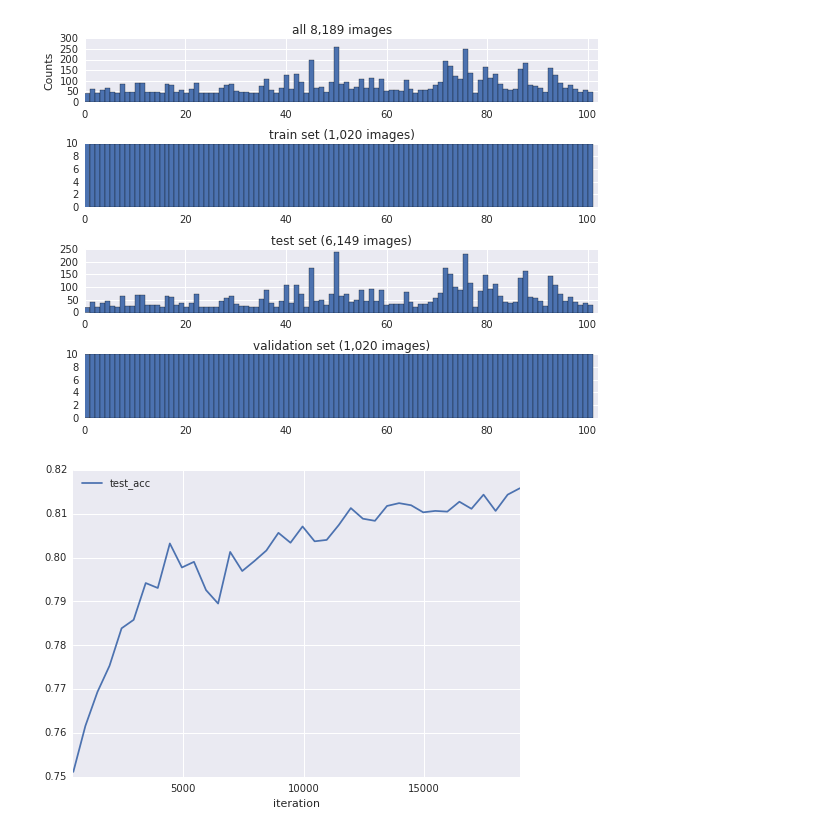
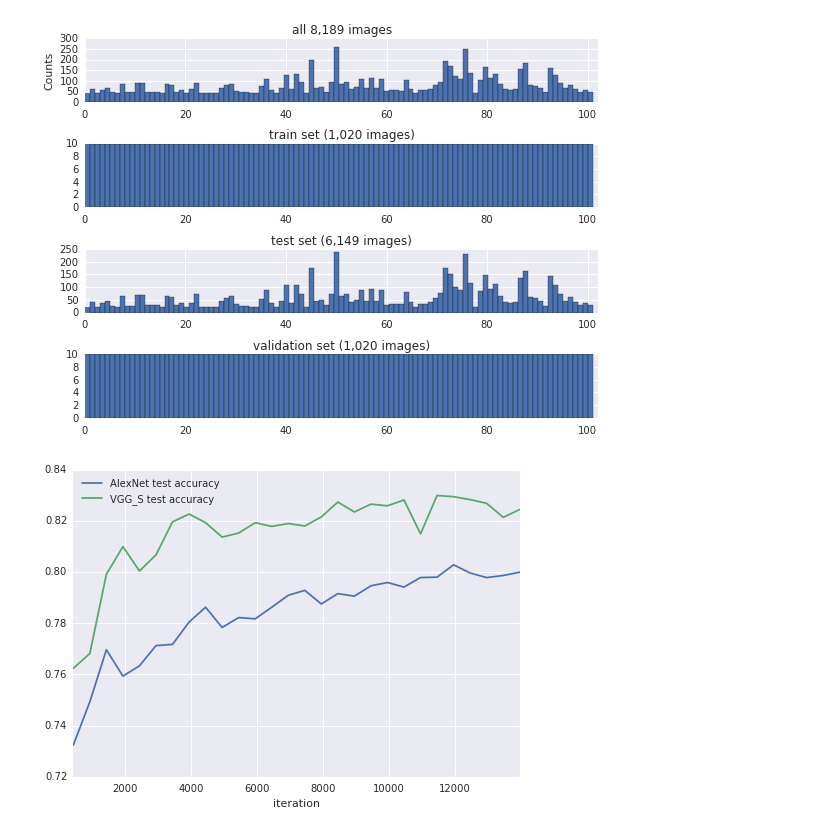
Before and after one commit to Arsey/keras-transfer-learning-for-oxford102, a Jupyter notebook: README.ipynb, the cells around one changed output. Drawn from its saved outputs; the diff is of its cells as text; code cells hidden in the pictures.

Commit message:
Added test accuracy history

```diff
--- a/README.ipynb
+++ b/README.ipynb
@@ -165,10 +165,13 @@ def read_caffe_log(log_file):
     return loss, acc
 # %%
 loss_alex, acc_alex = read_caffe_log('AlexNet/log.txt')
+loss_vgg, acc_vgg = read_caffe_log('VGG_S/log.txt')
-# %%
-acc.plot();
-# %% [output]
-[figure, removed]
+# %%
+acc = acc_alex.rename(columns={'test_acc': 'AlexNet test accuracy'}).join(acc_vgg.rename(columns={'test_acc': 'VGG_S test accuracy'}))
+acc[acc.index <= 14000].plot()
+plt.savefig('plots/test_acc.png', bbox_inches='tight', pad_inches=0)
+# %% [output]
+[figure, added]
 # %%
 loss_vgg, acc_vgg = read_caffe_log('VGG_S/log.txt')
 # %%
```
Also changed, not shown: parts of 1 cell of this notebook, 1 other file.
